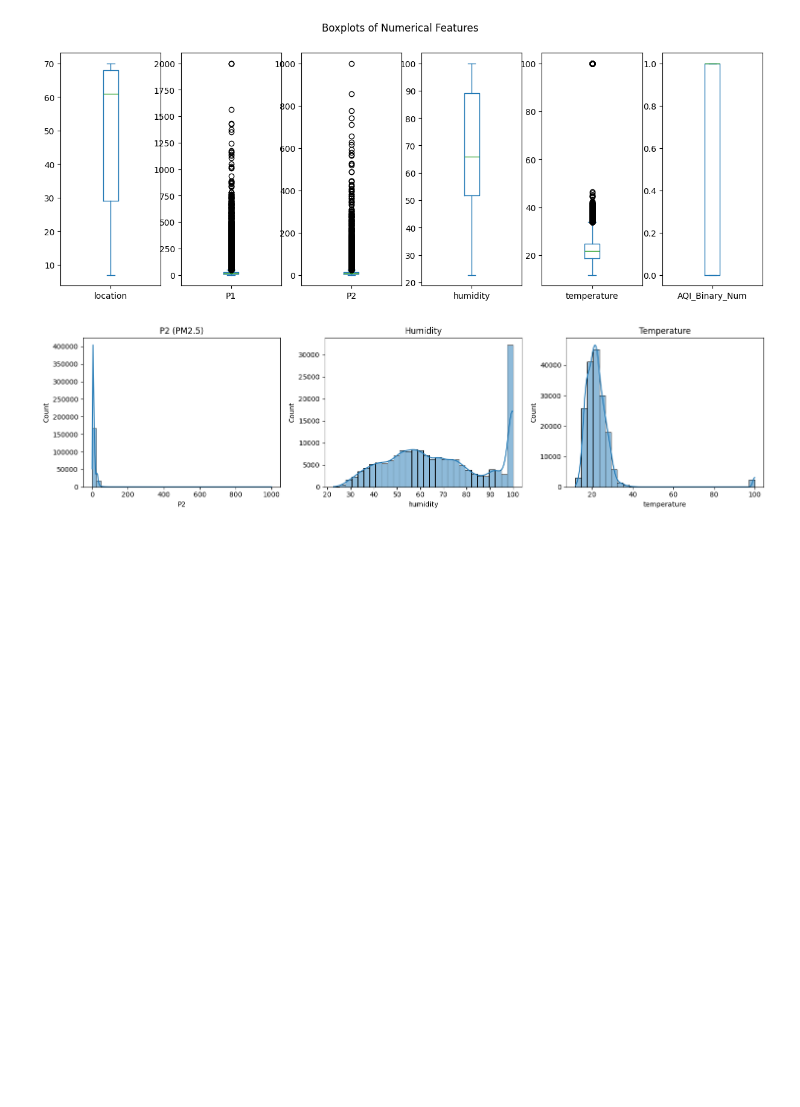
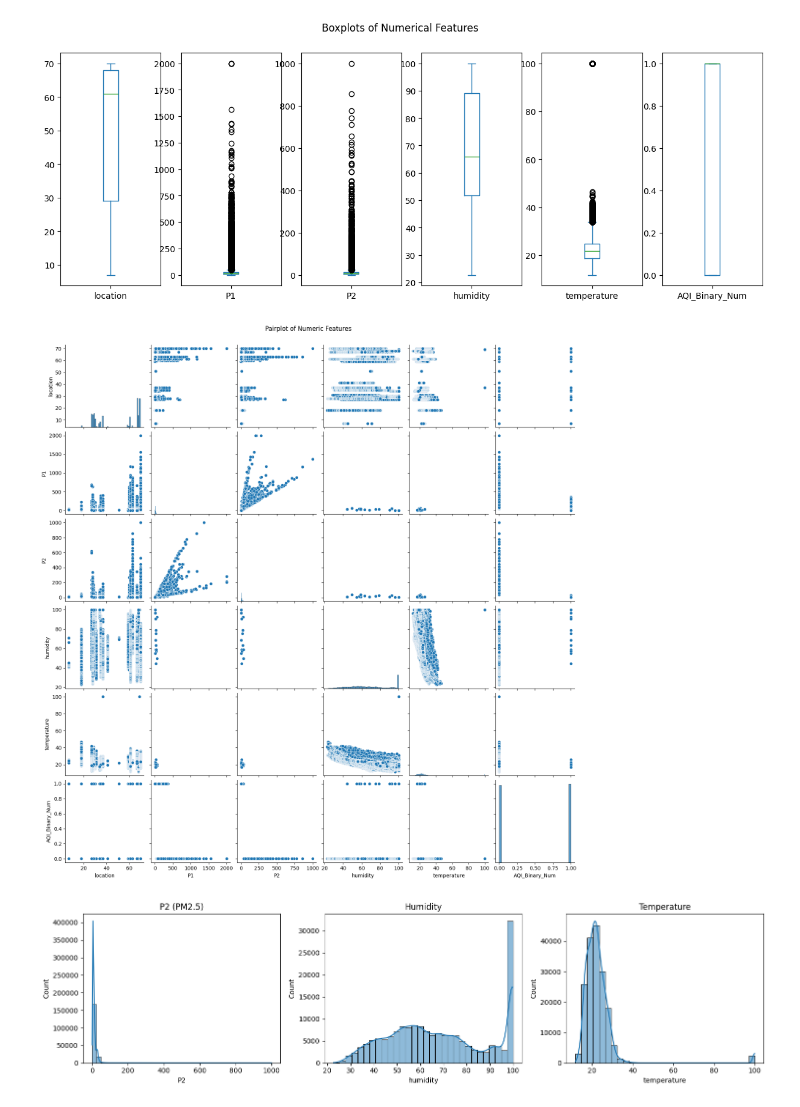
Before and after one commit to j-o-y-14/Air_Quality_Forecasting, a Jupyter notebook: Air_Quality.ipynb, the cells around one changed output. Drawn from its saved outputs; the diff is of its cells as text; code cells hidden in the pictures; blank space fills up the shorter version.

```diff
--- a/Air_Quality.ipynb
+++ b/Air_Quality.ipynb
@@ -250,6 +229,13 @@ plt.show()
 # %% [output]
 <Figure size 1200x600 with 0 Axes>
 [figure]
+# %%
+# Pairplot for all numeric columns
+sns.pairplot(df_wide[num_cols])
+plt.suptitle("Pairplot of Numeric Features", y=1.02)
+plt.show()
+# %% [output]
+[figure, added]
 # %%
 fig, axes = plt.subplots(1,3, figsize=(15,4))
 sns.histplot(df_wide['P2'], bins=40, kde=True, ax=axes[0]).set_title('P2 (PM2.5)')
```
Also changed, not shown: parts of 14 cells of this notebook.
